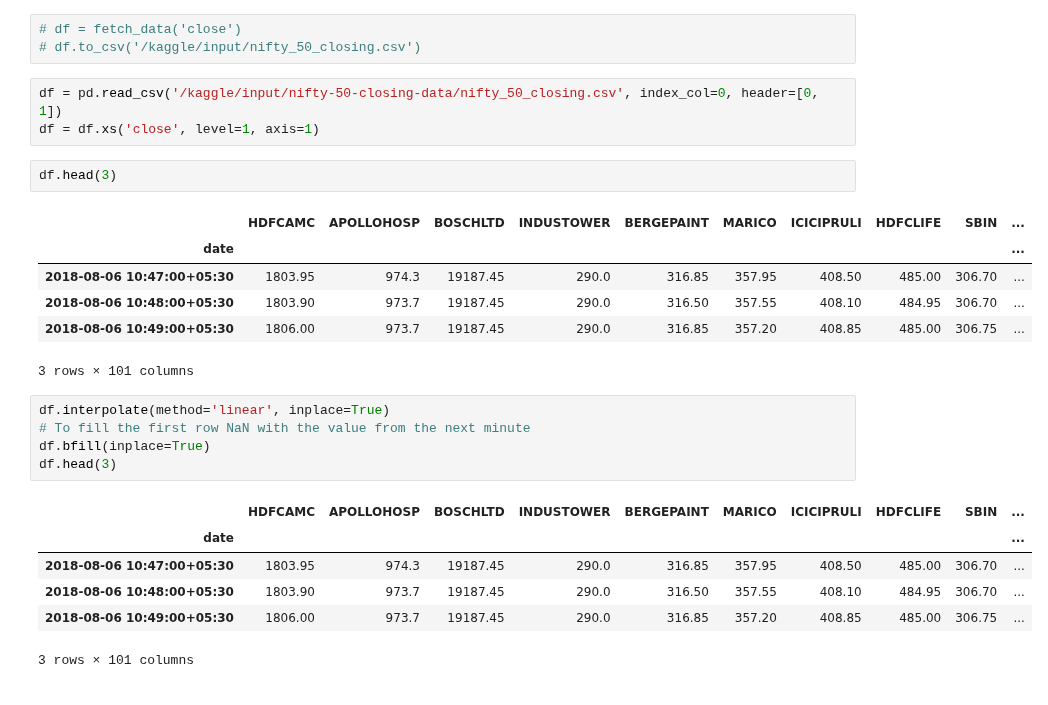
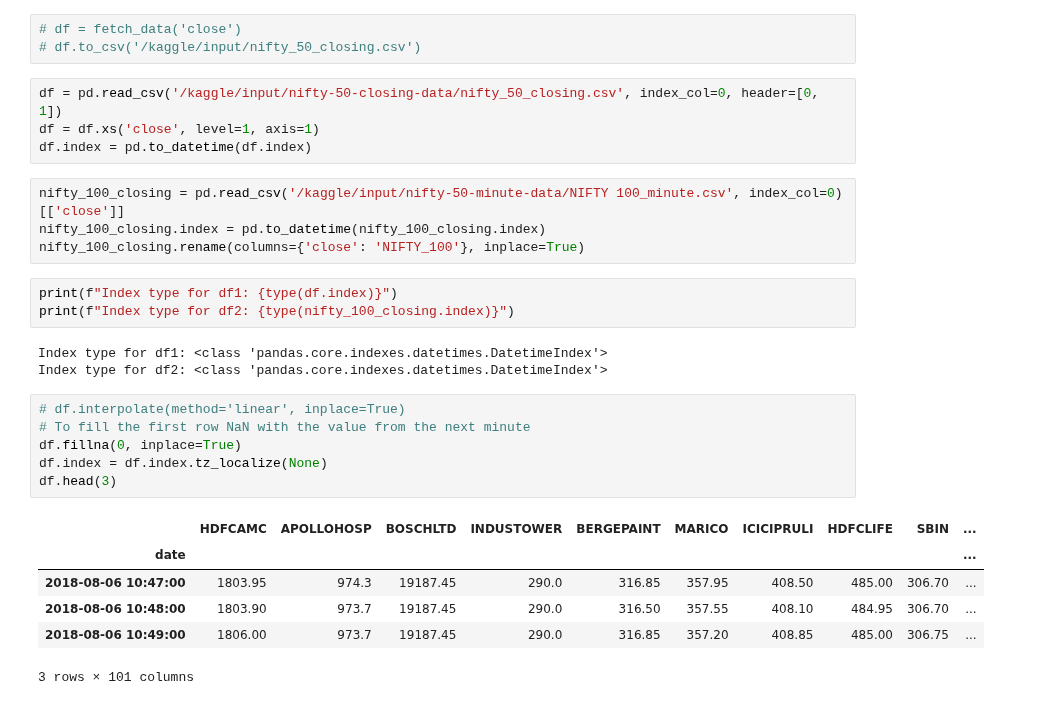
Before and after one commit to dbriito13/CSCA5622, a Jupyter notebook: nifty-50-partial-replication.ipynb, the cells around one changed output. Cells and saved outputs as stored; diff of their text form.

```diff
--- a/nifty-50-partial-replication.ipynb
+++ b/nifty-50-partial-replication.ipynb
@@ -39,24 +39,27 @@ def fetch_data(cols):
 # %%
 df = pd.read_csv('/kaggle/input/nifty-50-closing-data/nifty_50_closing.csv', index_col=0, header=[0, 1])
 df = df.xs('close', level=1, axis=1)
+df.index = pd.to_datetime(df.index)
-# %%
-df.head(3)
-# %% [output]
-|  | HDFCAMC | APOLLOHOSP | BOSCHLTD | INDUSTOWER | BERGEPAINT | MARICO | ICICIPRULI | HDFCLIFE | SBIN | ... |
-| date |  |  |  |  |  |  |  |  |  | ... |
-| 2018-08-06 10:47:00+05:30 | 1803.95 | 974.3 | 19187.45 | 290.0 | 316.85 | 357.95 | 408.50 | 485.00 | 306.70 | ... |
-| 2018-08-06 10:48:00+05:30 | 1803.90 | 973.7 | 19187.45 | 290.0 | 316.50 | 357.55 | 408.10 | 484.95 | 306.70 | ... |
-| 2018-08-06 10:49:00+05:30 | 1806.00 | 973.7 | 19187.45 | 290.0 | 316.85 | 357.20 | 408.85 | 485.00 | 306.75 | ... |
-3 rows × 101 columns
+# %%
+nifty_100_closing = pd.read_csv('/kaggle/input/nifty-50-minute-data/NIFTY 100_minute.csv', index_col=0)[['close']]
+nifty_100_closing.index = pd.to_datetime(nifty_100_closing.index)
+nifty_100_closing.rename(columns={'close': 'NIFTY_100'}, inplace=True)
+# %%
+print(f"Index type for df1: {type(df.index)}")
+print(f"Index type for df2: {type(nifty_100_closing.index)}")
+# %% [output]
+Index type for df1: <class 'pandas.core.indexes.datetimes.DatetimeIndex'>
+Index type for df2: <class 'pandas.core.indexes.datetimes.DatetimeIndex'>
 # %%
-df.interpolate(method='linear', inplace=True)
+# df.interpolate(method='linear', inplace=True)
 # To fill the first row NaN with the value from the next minute
-df.bfill(inplace=True)
+df.fillna(0, inplace=True)
+df.index = df.index.tz_localize(None)
 df.head(3)
 # %% [output]
 |  | HDFCAMC | APOLLOHOSP | BOSCHLTD | INDUSTOWER | BERGEPAINT | MARICO | ICICIPRULI | HDFCLIFE | SBIN | ... |
 | date |  |  |  |  |  |  |  |  |  | ... |
-| 2018-08-06 10:47:00+05:30 | 1803.95 | 974.3 | 19187.45 | 290.0 | 316.85 | 357.95 | 408.50 | 485.00 | 306.70 | ... |
-| 2018-08-06 10:48:00+05:30 | 1803.90 | 973.7 | 19187.45 | 290.0 | 316.50 | 357.55 | 408.10 | 484.95 | 306.70 | ... |
-| 2018-08-06 10:49:00+05:30 | 1806.00 | 973.7 | 19187.45 | 290.0 | 316.85 | 357.20 | 408.85 | 485.00 | 306.75 | ... |
+| 2018-08-06 10:47:00 | 1803.95 | 974.3 | 19187.45 | 290.0 | 316.85 | 357.95 | 408.50 | 485.00 | 306.70 | ... |
+| 2018-08-06 10:48:00 | 1803.90 | 973.7 | 19187.45 | 290.0 | 316.50 | 357.55 | 408.10 | 484.95 | 306.70 | ... |
+| 2018-08-06 10:49:00 | 1806.00 | 973.7 | 19187.45 | 290.0 | 316.85 | 357.20 | 408.85 | 485.00 | 306.75 | ... |
 3 rows × 101 columns
```
Also changed, not shown: parts of 5 cells of this notebook.
